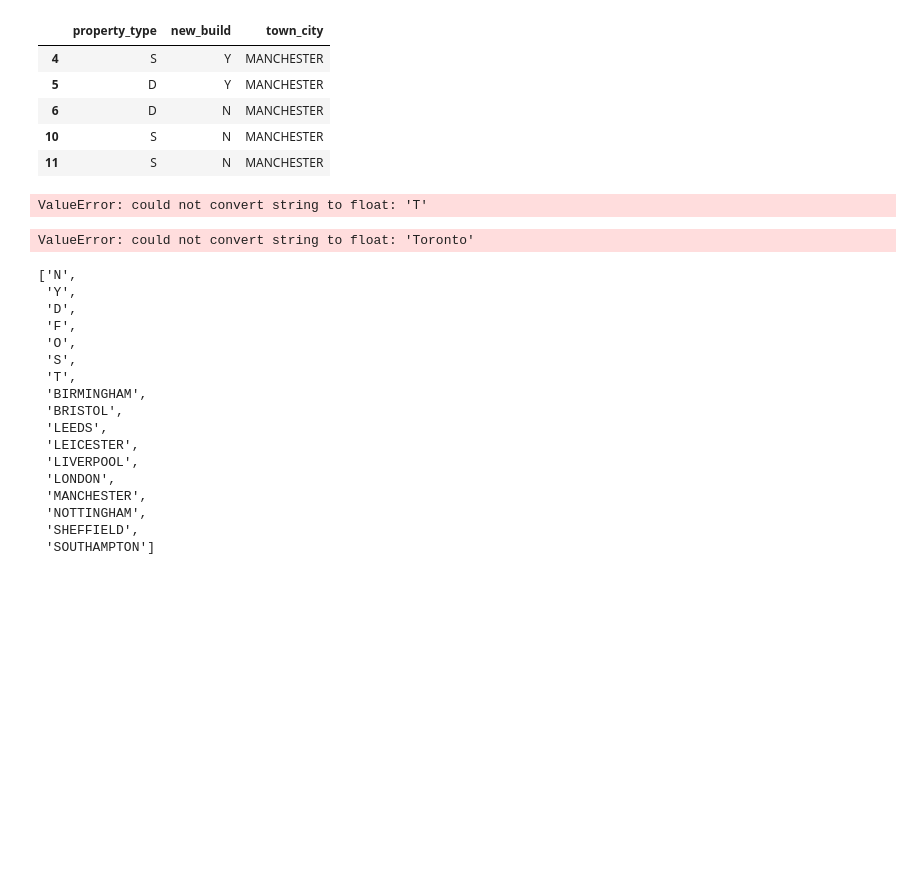
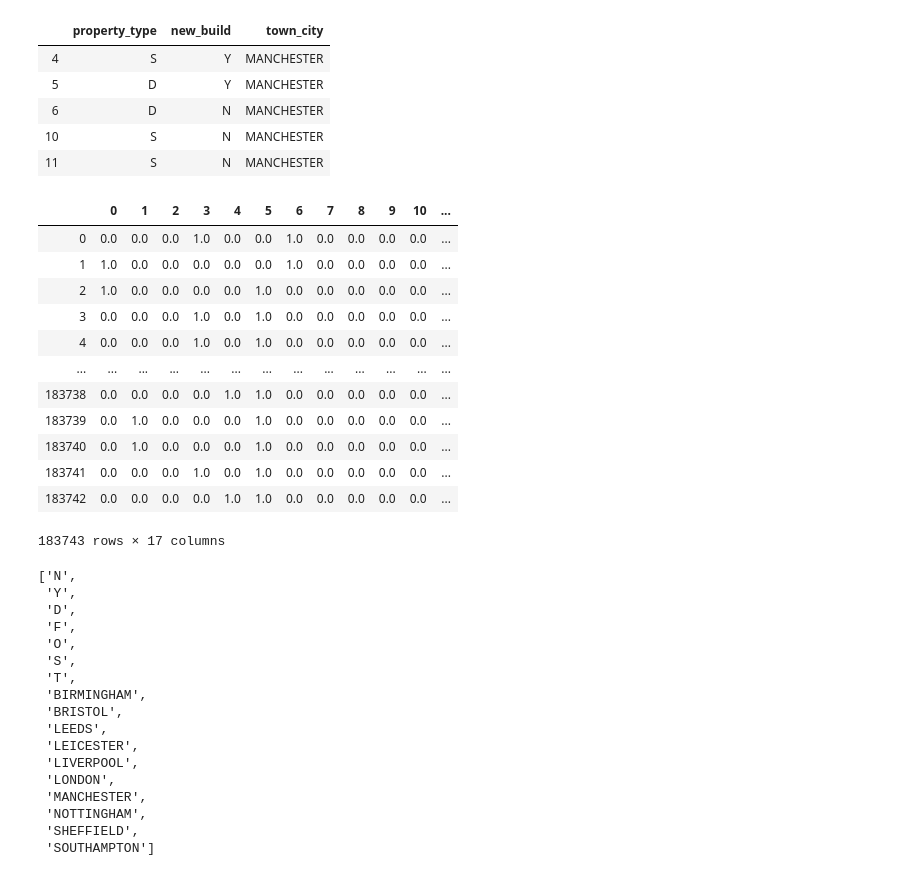
Before and after one commit to dudikbender/springboard, a Jupyter notebook: UK_prices_paid_analysis.ipynb, the cells around one changed output. Saved outputs shown, nothing was run; the diff lists cells and outputs as text; code cells hidden in the pictures; blank space fills up the shorter version.

Commit message:
got DecisionTreeRegressor working, with updated OneHotEncoder. Able to print test inputs and generate comparison to model prediction. Good step.

```diff
--- a/UK_prices_paid_analysis.ipynb
+++ b/UK_prices_paid_analysis.ipynb
@@ -187,27 +187,27 @@ test_df.head()
 | 10 | S | N | MANCHESTER |
 | 11 | S | N | MANCHESTER |
 # %%
-enc = OneHotEncoder()
+enc = OneHotEncoder(sparse=False)
 
-x_encoded = enc.fit_transform(test_df.property_type)
+x_encoded = enc.fit_transform(test_df)
+
+x_encoded = pd.DataFrame(x_encoded)
 
 x_encoded
 # %% [output]
+|  | 0 | 1 | 2 | 3 | 4 | 5 | 6 | 7 | 8 | 9 | 10 | ... |
+| 0 | 0.0 | 0.0 | 0.0 | 1.0 | 0.0 | 0.0 | 1.0 | 0.0 | 0.0 | 0.0 | 0.0 | ... |
+| 1 | 1.0 | 0.0 | 0.0 | 0.0 | 0.0 | 0.0 | 1.0 | 0.0 | 0.0 | 0.0 | 0.0 | ... |
+| 2 | 1.0 | 0.0 | 0.0 | 0.0 | 0.0 | 1.0 | 0.0 | 0.0 | 0.0 | 0.0 | 0.0 | ... |
+| 3 | 0.0 | 0.0 | 0.0 | 1.0 | 0.0 | 1.0 | 0.0 | 0.0 | 0.0 | 0.0 | 0.0 | ... |
+| 4 | 0.0 | 0.0 | 0.0 | 1.0 | 0.0 | 1.0 | 0.0 | 0.0 | 0.0 | 0.0 | 0.0 | ... |
+| ... | ... | ... | ... | ... | ... | ... | ... | ... | ... | ... | ... | ... |
+| 183738 | 0.0 | 0.0 | 0.0 | 0.0 | 1.0 | 1.0 | 0.0 | 0.0 | 0.0 | 0.0 | 0.0 | ... |
+| 183739 | 0.0 | 1.0 | 0.0 | 0.0 | 0.0 | 1.0 | 0.0 | 0.0 | 0.0 | 0.0 | 0.0 | ... |
+| 183740 | 0.0 | 1.0 | 0.0 | 0.0 | 0.0 | 1.0 | 0.0 | 0.0 | 0.0 | 0.0 | 0.0 | ... |
+| 183741 | 0.0 | 0.0 | 0.0 | 1.0 | 0.0 | 1.0 | 0.0 | 0.0 | 0.0 | 0.0 | 0.0 | ... |
+| 183742 | 0.0 | 0.0 | 0.0 | 0.0 | 1.0 | 1.0 | 0.0 | 0.0 | 0.0 | 0.0 | 0.0 | ... |
-ValueError: could not convert string to float: 'T'
+183743 rows × 17 columns
-# %%
-ohe = OneHotEncoder()
-
-X = np.array([['Toronto'],
-              ['Ottawa'],
-              ['Toronto'],
-              ['Montreal'],
-              ['Toronto']])
-
-X_enc = ohe.fit_transform(X)
-
-X_enc.toarray()
-# %% [output]
-ValueError: could not convert string to float: 'Toronto'
 # %%
 build_type = df_ten['new_build']
 prop_type = df_ten['property_type']
```
Also changed, not shown: parts of 9 cells of this notebook.
